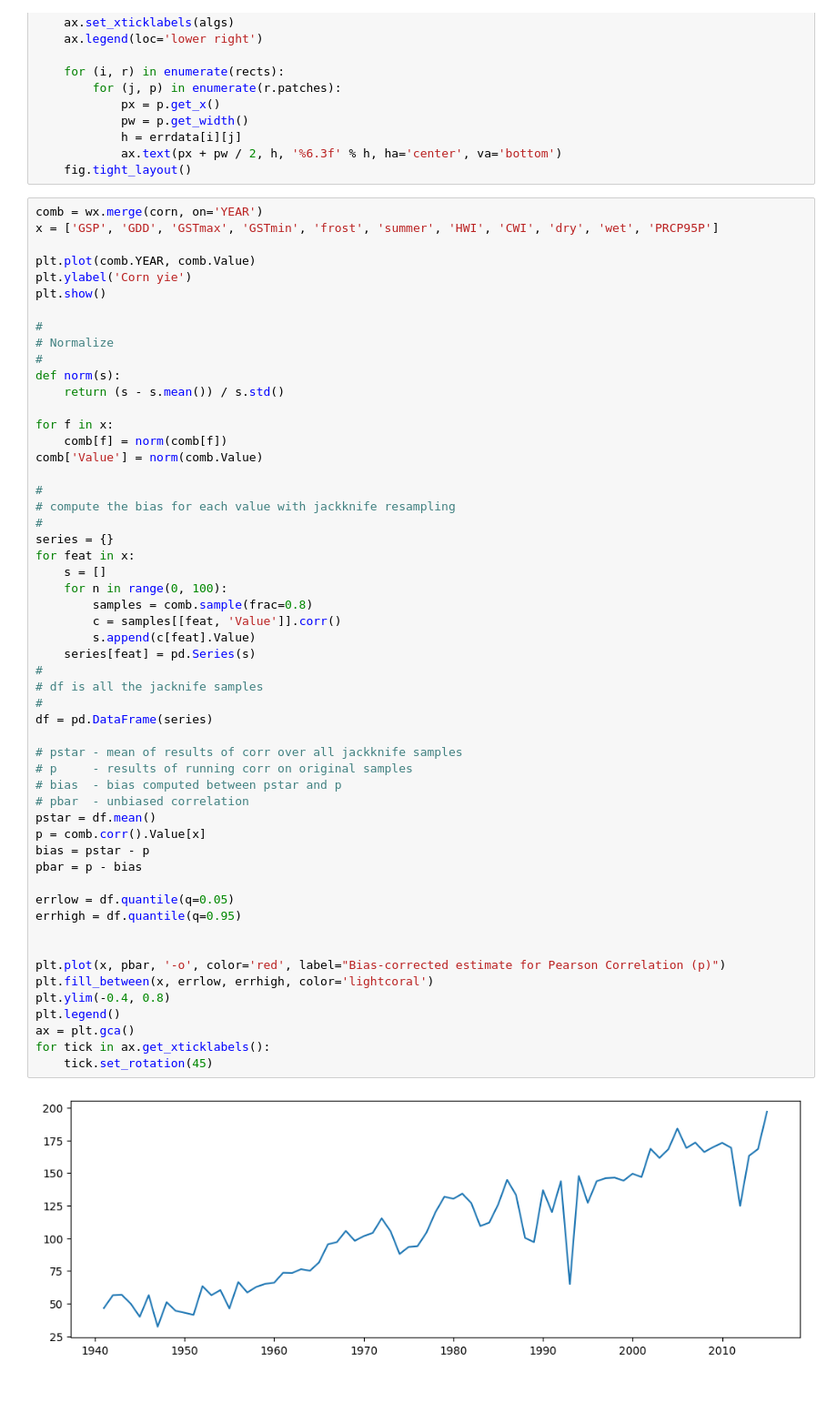
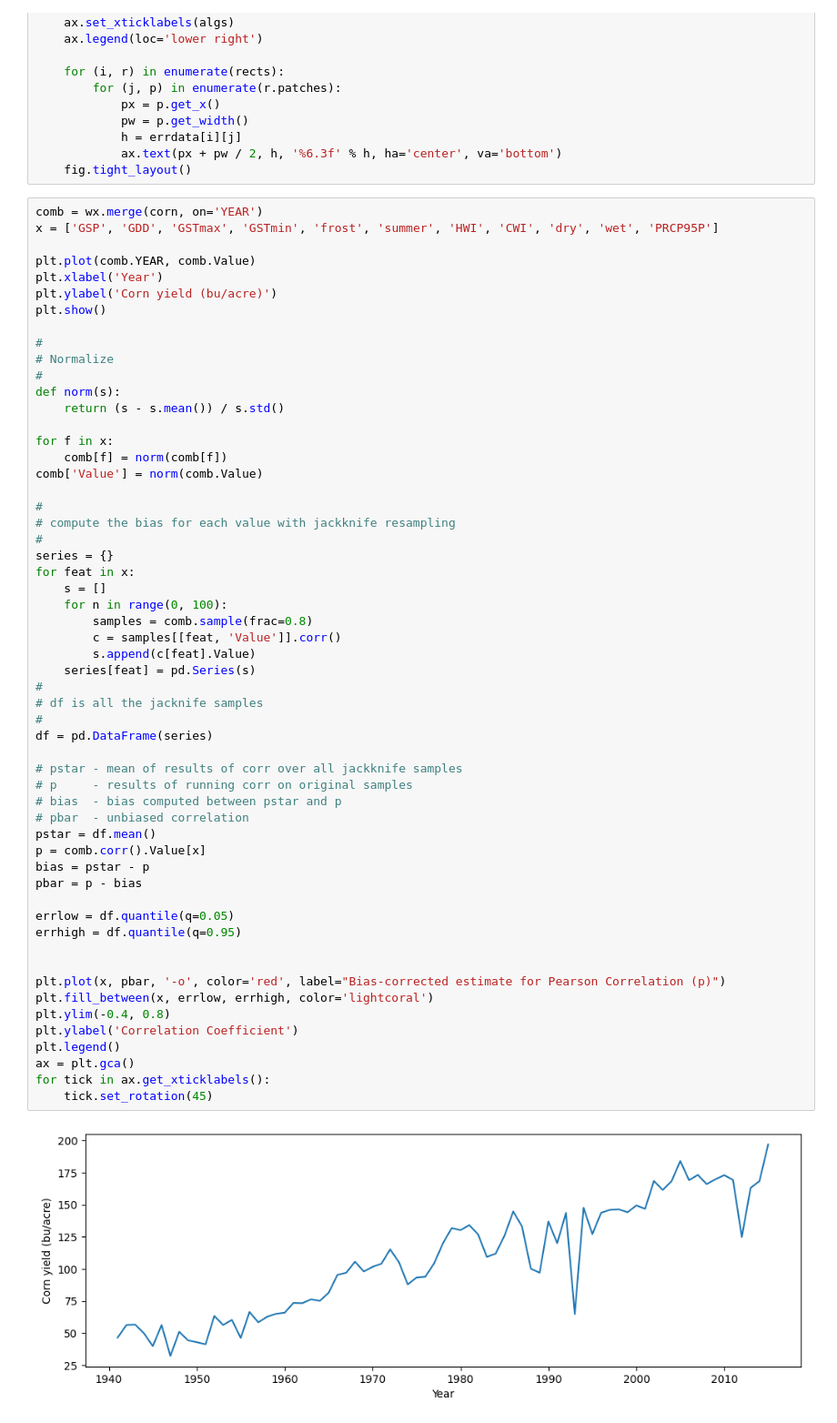
Before and after one commit to ucfjimg/CAP5610-project, a Jupyter notebook: notebooks/Plots.ipynb, the cells around one changed output. Shown at 91% size. Saved outputs shown, nothing was run; the diff lists cells and outputs as text; blank space fills up the shorter version.

Commit message:
Plot labels

```diff
--- a/notebooks/Plots.ipynb
+++ b/notebooks/Plots.ipynb
@@ -70,7 +70,8 @@ comb = wx.merge(corn, on='YEAR')
 x = ['GSP', 'GDD', 'GSTmax', 'GSTmin', 'frost', 'summer', 'HWI', 'CWI', 'dry', 'wet', 'PRCP95P']
 
 plt.plot(comb.YEAR, comb.Value)
-plt.ylabel('Corn yie')
+plt.xlabel('Year')
+plt.ylabel('Corn yield (bu/acre)')
 plt.show()
 
 #
@@ -93,31 +94,32 @@ for feat in x:
         samples = comb.sample(frac=0.8)
         c = samples[[feat, 'Value']].corr()
         s.append(c[feat].Value)
     series[feat] = pd.Series(s)
 #
 # df is all the jacknife samples
 #
 df = pd.DataFrame(series)
 
 # pstar - mean of results of corr over all jackknife samples
 # p     - results of running corr on original samples
 # bias  - bias computed between pstar and p
 # pbar  - unbiased correlation
 pstar = df.mean()
 p = comb.corr().Value[x]
 bias = pstar - p
 pbar = p - bias
 
 errlow = df.quantile(q=0.05)
 errhigh = df.quantile(q=0.95)
 
 
 plt.plot(x, pbar, '-o', color='red', label="Bias-corrected estimate for Pearson Correlation (p)")
 plt.fill_between(x, errlow, errhigh, color='lightcoral')
 plt.ylim(-0.4, 0.8)
+plt.ylabel('Correlation Coefficient')
 plt.legend()
 ax = plt.gca()
 for tick in ax.get_xticklabels():
     tick.set_rotation(45)
 # %% [output]
-[figure, old version]
+[figure, new version]
```
Also changed, not shown: parts of 1 cell of this notebook.
